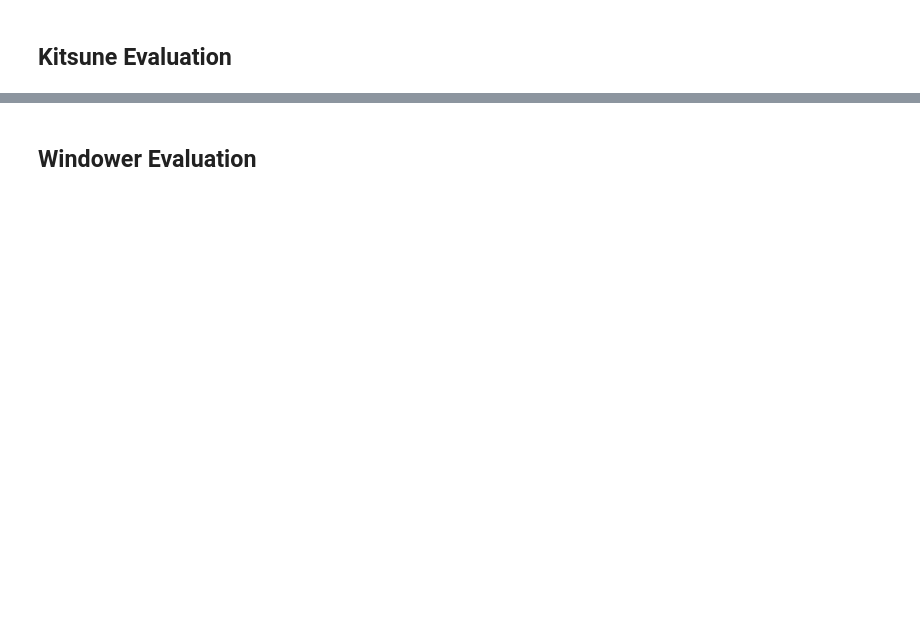
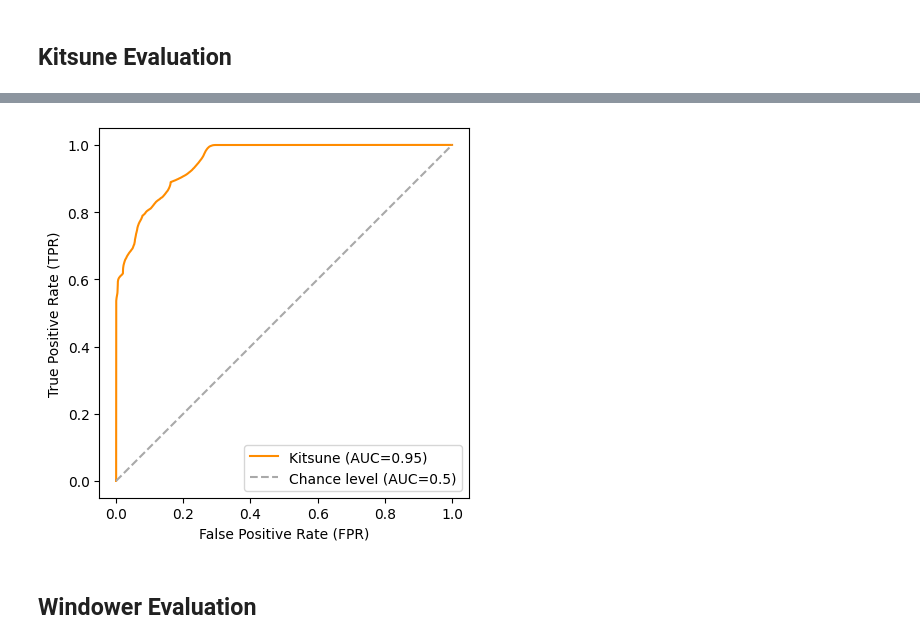
Before and after one commit to xGoldy/Windower, a Jupyter notebook: examples/03_perf_comparison.ipynb, the cells around one changed output, grey strips where cells are left out. Saved outputs shown, nothing was run; the diff lists cells and outputs as text; code cells hidden in the pictures; blank space fills up the shorter version.

```diff
--- a/examples/03_perf_comparison.ipynb
+++ b/examples/03_perf_comparison.ipynb
@@ -22,2 +103,26 @@ Details about the evaluation will be added soon.
+# %%
+def plot_roc(roc_elements: list[tuple[np.ndarray, np.ndarray, str, str]]) -> None:
+    """Plots a ROC curve.
+
+    Parameters:
+        roc_elements - list of tuples defining packet mitigation results. A single tuple element is composed of:
+            rmses -- 1D NumPy array of per-packet RMSE values
+            labels -- 1D NumPy array of 0/1 true packet labels
+            name -- the name to plot
+            color -- Matplotlib Pyplot's color to use"""
+
+    # Iterate through all elements to plot
+    for rmses, labels, name, color in roc_elements:
+        fprs, tprs, _ = sklearn.metrics.roc_curve(labels, rmses)
+        auc = sklearn.metrics.auc(fprs, tprs)
+
+        plt.plot(fprs, tprs, color, label=f'{name} (AUC={auc:.2f})')
+
+    plt.plot([0, 1], [0, 1], "darkgray", linestyle='dashed', label="Chance level (AUC=0.5)")
+    plt.axis("square")
+    plt.xlabel("False Positive Rate (FPR)")
+    plt.ylabel("True Positive Rate (TPR)")
+    plt.legend()
+    plt.show()
 # %% [markdown]
 ## Kitsune Evaluation
@@ -24,2 +139,7 @@ Details about the evaluation will be added soon.
+# %%
+# ROC curve of Kitsune predictions
+plot_roc([(pkt_rmse_kitsune, pkt_labels, "Kitsune", 'darkorange')])
+# %% [output]
+[figure, added]
 # %% [markdown]
 ## Windower Evaluation
```
Also changed, not shown: parts of 16 cells of this notebook, 1 other file.
